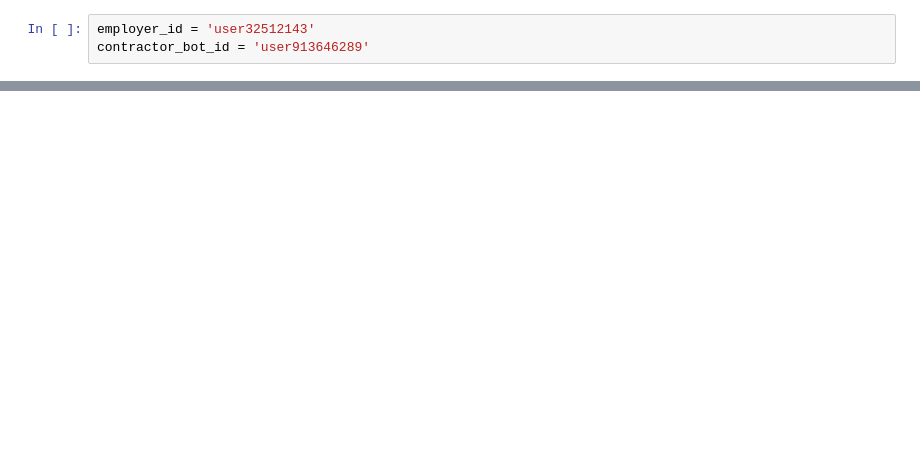
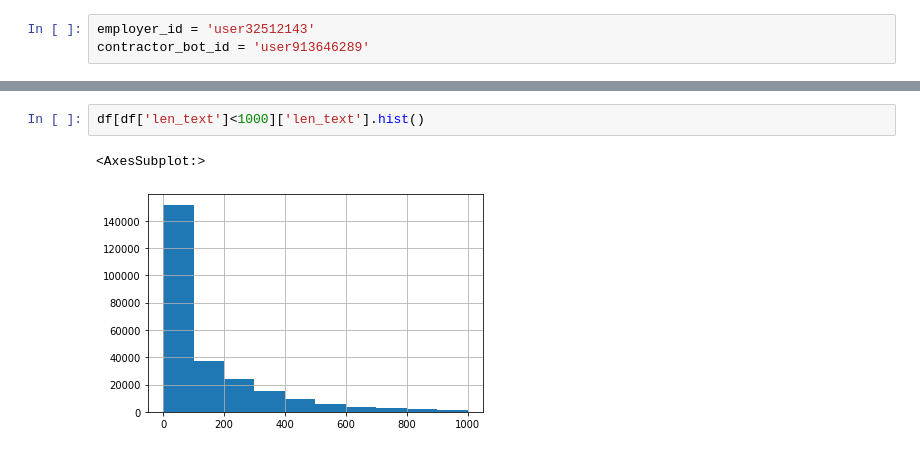
Before and after one commit to FomenkoKS/ml-spam-classifier, a Jupyter notebook: research.ipynb, the cells around one changed output, grey strips where cells are left out. Drawn from its saved outputs; the diff is of its cells as text; blank space fills up the shorter version.

```diff
--- a/research.ipynb
+++ b/research.ipynb
@@ -701,0 +206,5 @@ Saving model to ./model_save/
+# %%
+df[df['len_text']<1000]['len_text'].hist()
+# %% [output]
+<AxesSubplot:>
+[figure, added]
```
Also changed, not shown: parts of 105 cells of this notebook, 4 other files.
